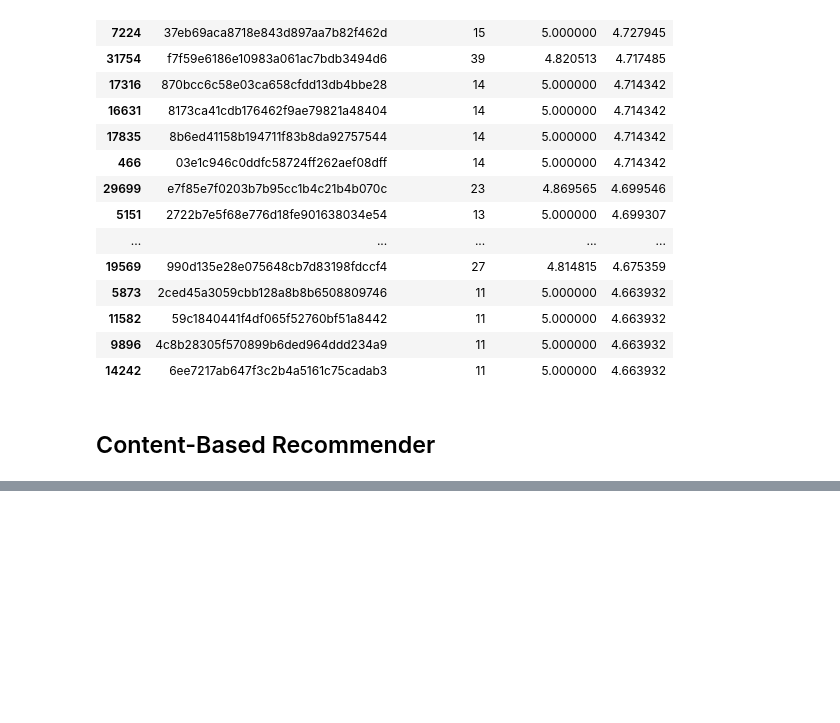
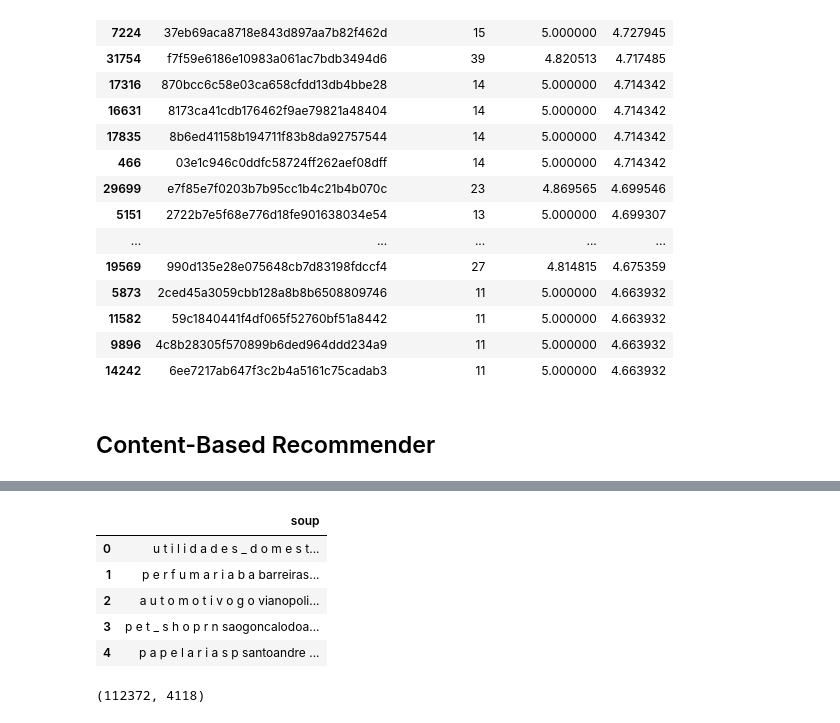
Before and after one commit to LuiisClaudio/mod-cloth, a Jupyter notebook: LuisMartins_CA2.ipynb, the cells around one changed output, grey strips where cells are left out. Cells and saved outputs as stored; diff of their text form; code cells hidden in the pictures; blank space fills up the shorter version.

```diff
--- a/LuisMartins_CA2.ipynb
+++ b/LuisMartins_CA2.ipynb
@@ -154,0 +308,31 @@ q_ratings[['product_id', 'reviews_count', 'reviews_average', 'score']].head(20)
+# %%
+# Function to convert all strings to lower case and strip names of spaces
+def clean_data(x):
+    if isinstance(x, list):
+        return [str.lower(i.replace(" ", "")) for i in x]
+    else:
+        #Check if director exists. If not, return empty string
+        if isinstance(x, str):
+            return str.lower(x.replace(" ", ""))
+        else:
+            return ''
+# %%
+# Apply clean_data function to your features.
+features = ['product_category_name', 'customer_state', 'customer_city', 'seller_id']
+
+for feature in features:
+    merged_df[feature] = merged_df[feature].apply(clean_data)
+# %%
+def create_soup(x):
+    return ' '.join(x['product_category_name']) + ' ' + ' '.join(x['customer_state']) + ' ' + x['customer_city'] + ' ' + ' '.join(x['seller_id'])
+# %%
+# Create a new soup feature
+merged_df['soup'] = merged_df.apply(create_soup, axis = 1)
+merged_df[['soup']].head(5)
+# %% [output]
+|  | soup |
+| 0 | u t i l i d a d e s _ d o m e s t... |
+| 1 | p e r f u m a r i a b a barreiras... |
+| 2 | a u t o m o t i v o g o vianopoli... |
+| 3 | p e t _ s h o p r n saogoncalodoa... |
+| 4 | p a p e l a r i a s p santoandre ... |
@@ -154,0 +345,4 @@ q_ratings[['product_id', 'reviews_count', 'reviews_average', 'score']].head(20)
+# %%
+count_matrix.shape
+# %% [output]
+(112372, 4118)
```
Also changed, not shown: parts of 21 cells of this notebook.
